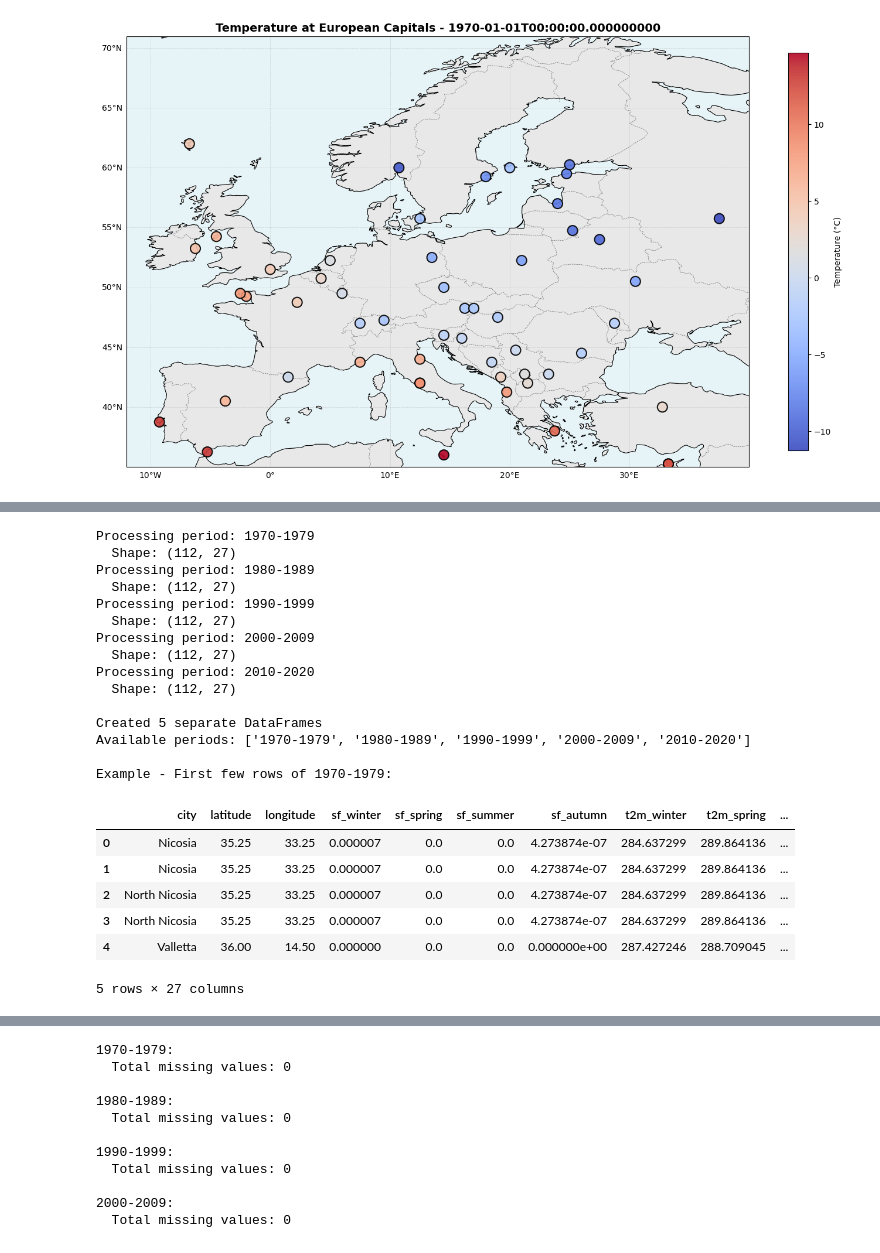
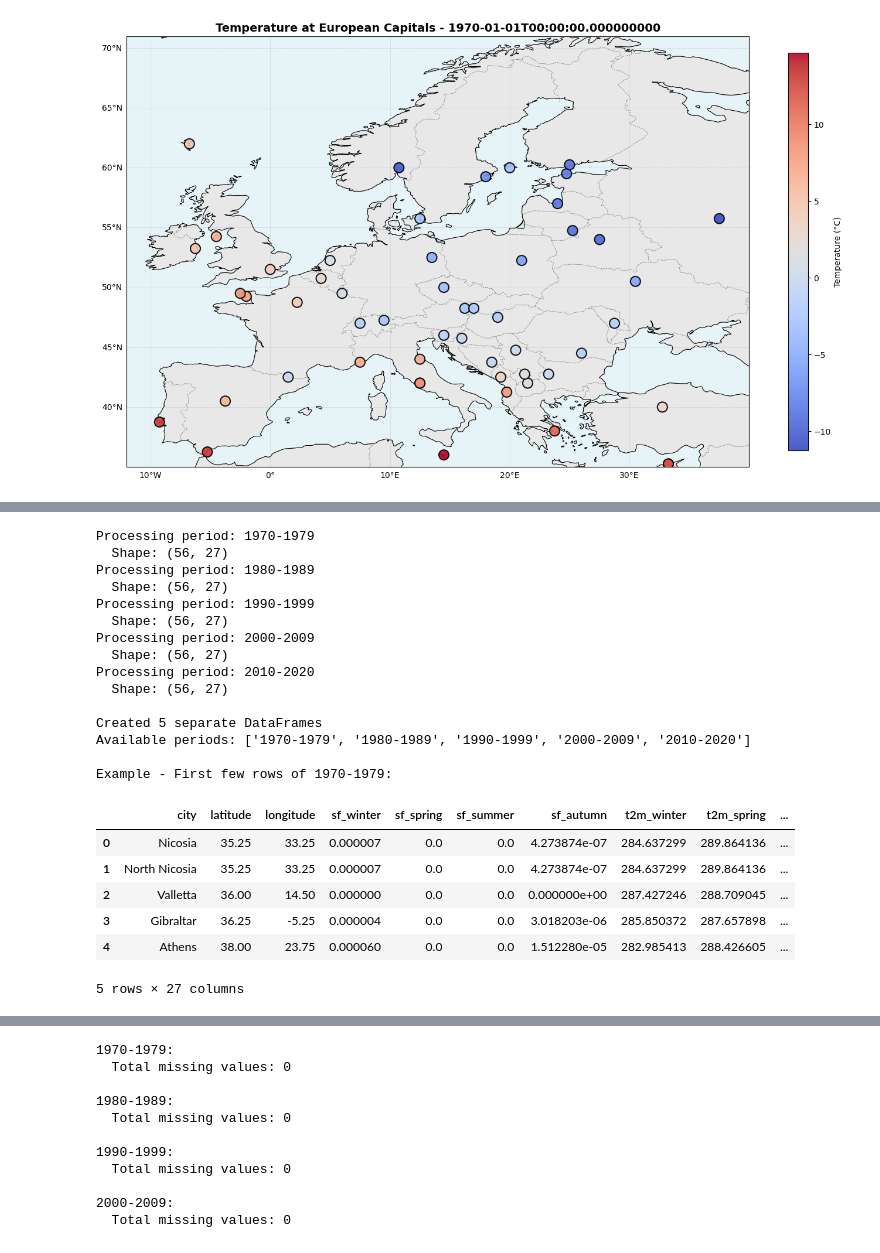
Before and after one commit to evarayHEIG/mlbd_projet, a Jupyter notebook: extract_climate_features_v2.ipynb, the cells around one changed output, grey strips where cells are left out. Cells and saved outputs as stored; diff of their text form; code cells hidden in the pictures.

```diff
--- a/extract_climate_features_v2.ipynb
+++ b/extract_climate_features_v2.ipynb
@@ -390,44 +390,42 @@ for period_name, start_date, end_date in periods:
 
                     if season_name in seasonal_min.index:
                         row_data[f'min_t2m_{season_name}'] = seasonal_min[season_name]
                     else:
                         row_data[f'min_t2m_{season_name}'] = np.nan
 
         capital_data.append(row_data)
 
-        capital_data.append(row_data)
-
     # Create DataFrame for this period
     period_df = pd.DataFrame(capital_data)
     period_datasets[period_name] = period_df
     print(f"  Shape: {period_df.shape}")
 
 print(f"\nCreated {len(period_datasets)} separate DataFrames")
 print(f"Available periods: {list(period_datasets.keys())}")
 print(f"\nExample - First few rows of 1970-1979:")
 period_datasets['1970-1979'].head()
 # %% [output]
 Processing period: 1970-1979
-  Shape: (112, 27)
+  Shape: (56, 27)
 Processing period: 1980-1989
-  Shape: (112, 27)
+  Shape: (56, 27)
 Processing period: 1990-1999
-  Shape: (112, 27)
+  Shape: (56, 27)
 Processing period: 2000-2009
-  Shape: (112, 27)
+  Shape: (56, 27)
 Processing period: 2010-2020
-  Shape: (112, 27)
+  Shape: (56, 27)
 
 Created 5 separate DataFrames
 Available periods: ['1970-1979', '1980-1989', '1990-1999', '2000-2009', '2010-2020']
 
 Example - First few rows of 1970-1979:
 |  | city | latitude | longitude | sf_winter | sf_spring | sf_summer | sf_autumn | t2m_winter | t2m_spring | ... |
 | 0 | Nicosia | 35.25 | 33.25 | 0.000007 | 0.0 | 0.0 | 4.273874e-07 | 284.637299 | 289.864136 | ... |
-| 1 | Nicosia | 35.25 | 33.25 | 0.000007 | 0.0 | 0.0 | 4.273874e-07 | 284.637299 | 289.864136 | ... |
-| 2 | North Nicosia | 35.25 | 33.25 | 0.000007 | 0.0 | 0.0 | 4.273874e-07 | 284.637299 | 289.864136 | ... |
-| 3 | North Nicosia | 35.25 | 33.25 | 0.000007 | 0.0 | 0.0 | 4.273874e-07 | 284.637299 | 289.864136 | ... |
-| 4 | Valletta | 36.00 | 14.50 | 0.000000 | 0.0 | 0.0 | 0.000000e+00 | 287.427246 | 288.709045 | ... |
+| 1 | North Nicosia | 35.25 | 33.25 | 0.000007 | 0.0 | 0.0 | 4.273874e-07 | 284.637299 | 289.864136 | ... |
+| 2 | Valletta | 36.00 | 14.50 | 0.000000 | 0.0 | 0.0 | 0.000000e+00 | 287.427246 | 288.709045 | ... |
+| 3 | Gibraltar | 36.25 | -5.25 | 0.000004 | 0.0 | 0.0 | 3.018203e-06 | 285.850372 | 287.657898 | ... |
+| 4 | Athens | 38.00 | 23.75 | 0.000060 | 0.0 | 0.0 | 1.512280e-05 | 282.985413 | 288.426605 | ... |
 5 rows × 27 columns
 # %%
 # Display info about each period dataset
```
Also changed, not shown: parts of 1 cell of this notebook, 1 other file.
